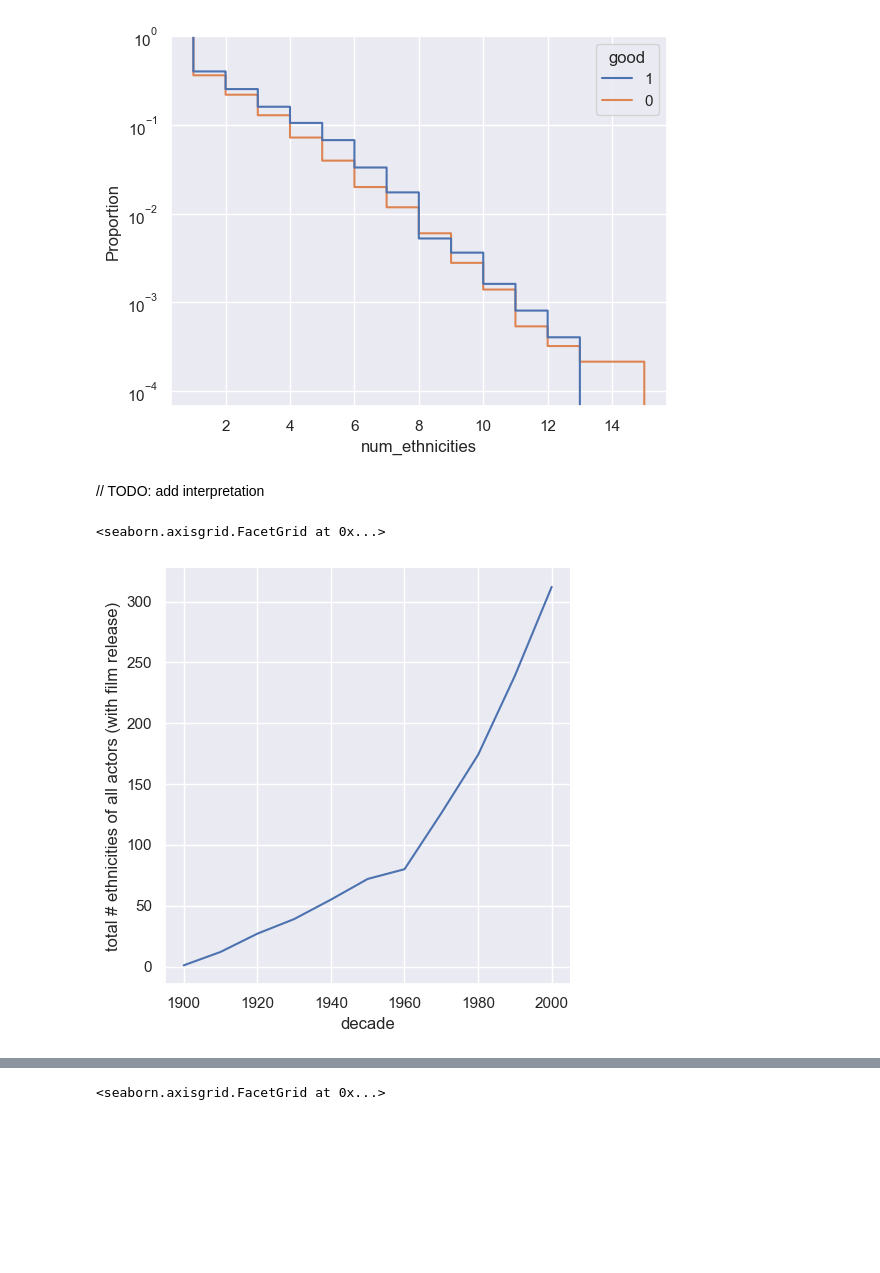
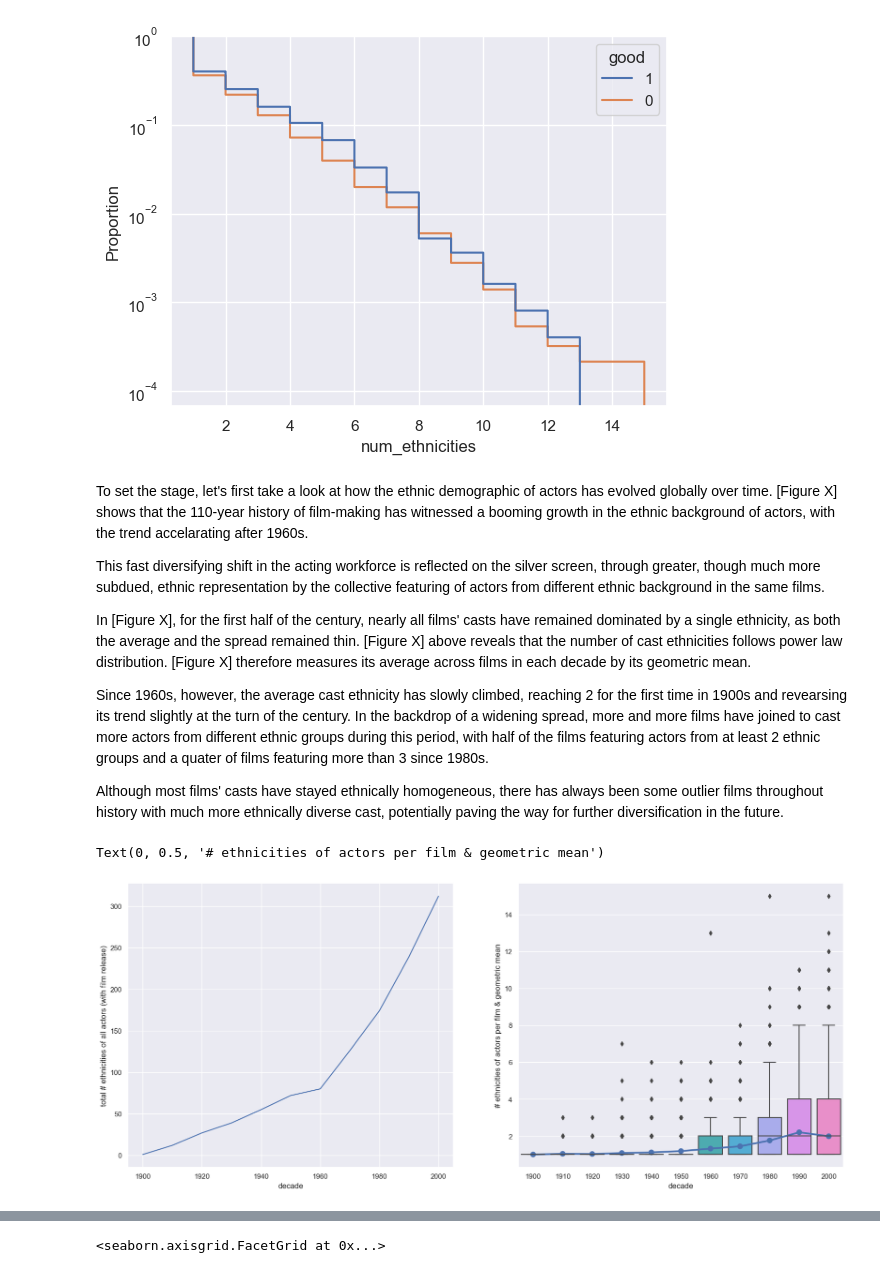
Before and after one commit to epfl-ada/ada-2023-project-zalix, a Jupyter notebook: zach_m3.ipynb, the cells around one changed output, grey strips where cells are left out. Saved outputs shown, nothing was run; the diff lists cells and outputs as text; code cells hidden in the pictures; blank space fills up the shorter version.

Commit message:
Added interpretations for plots 1 & 2

```diff
--- a/zach_m3.ipynb
+++ b/zach_m3.ipynb
@@ -61,19 +66,38 @@ sns.ecdfplot(data=df_by_films, x="num_ethnicities", hue="good", hue_order=[1, 0]
 # %% [output]
 <Axes: xlabel='num_ethnicities', ylabel='Proportion'>
 [figure]
-# %% [markdown]
-// TODO: add interpretation
+# %% [markdown]
+<!-- ethnic demographic change among actors (# actor ethnicities) over time AND ethnic diversity change among cast/on-screen (# cast ethnicities) over time
+    - [x] expect upward trends in both => shift in actor ethnic demographics reflected by greater ethnic representation on screen -->
+
+To set the stage, let's first take a look at how the ethnic demographic of actors has evolved globally over time. [Figure X] shows that the 110-year history of film-making has witnessed a booming growth in the ethnic background of actors, with the trend accelarating after 1960s.
+
+This fast diversifying shift in the acting workforce is reflected on the silver screen, through greater, though much more subdued, ethnic representation by the collective featuring of actors from different ethnic background in the same films.
+
+In [Figure X], for the first half of the century, nearly all films' casts have remained dominated by a single ethnicity, as both the average and the spread remained thin. [Figure X] above reveals that the number of cast ethnicities follows power law distribution. [Figure X] therefore measures its average across films in each decade by its geometric mean.
+
+Since 1960s, however, the average cast ethnicity has slowly climbed, reaching 2 for the first time in 1900s and revearsing its trend slightly at the turn of the century. In the backdrop of a widening spread, more and more films have joined to cast more actors from different ethnic groups during this period, with half of the films featuring actors from at least 2 ethnic groups and a quater of films featuring more than 3 since 1980s.
+
+Although most films' casts have stayed ethnically homogeneous, there has always been some outlier films throughout history with much more ethnically diverse cast, potentially paving the way for further diversification in the future.
 # %%
 # 2. ethnic demographic change among actors (# actor ethnicities) over time AND ethnic diversity change among cast/on-screen (# cast ethnicities) over time
 
+fig, (ax1, ax2) = plt.subplots(1, 2, figsize=(20, 8))
 
 # compute # distinct ethnicities among actors for each decade
 # NOTE: ignore missing values in ethnicity column
 n_actor_ethnicities_by_decade = pd.crosstab(df_by_actors['decade'], df_by_actors['actor_ethnicity']).apply(lambda x: (x != 0).sum(), axis=1)
 
 # plot decade ~ # distinct actor ethnicities across all films
-g = sns.relplot(n_actor_ethnicities_by_decade, kind='line')
-g.set_ylabels('total # ethnicities of all actors (with film release)')
+sns.lineplot(n_actor_ethnicities_by_decade, ax=ax1)
+ax1.set_ylabel('total # ethnicities of all actors (with film release)')
+
+# plot decade ~ (distribution) # actor ethnicities per film + geometric mean
+# NOTE: # ethnicities among cast follows power law distribution => use robust statistics
+sns.boxplot(df_by_films, x='decade', y='num_ethnicities', ax=ax2)
+# NOTE: error bar not meaningful here (showing entire film population, not sample & spread already shown via box plot)
+sns.pointplot(df_by_films, x='decade', y='num_ethnicities', estimator=stats.gmean, errorbar=None, ax=ax2)
+ax2.set_ylabel('# ethnicities of actors per film & geometric mean')
 # %% [output]
-<seaborn.axisgrid.FacetGrid at 0x...>
+Text(0, 0.5, '# ethnicities of actors per film & geometric mean')
-[figure, old version]
+[figure, new version]
```
Also changed, not shown: parts of 6 cells of this notebook.
